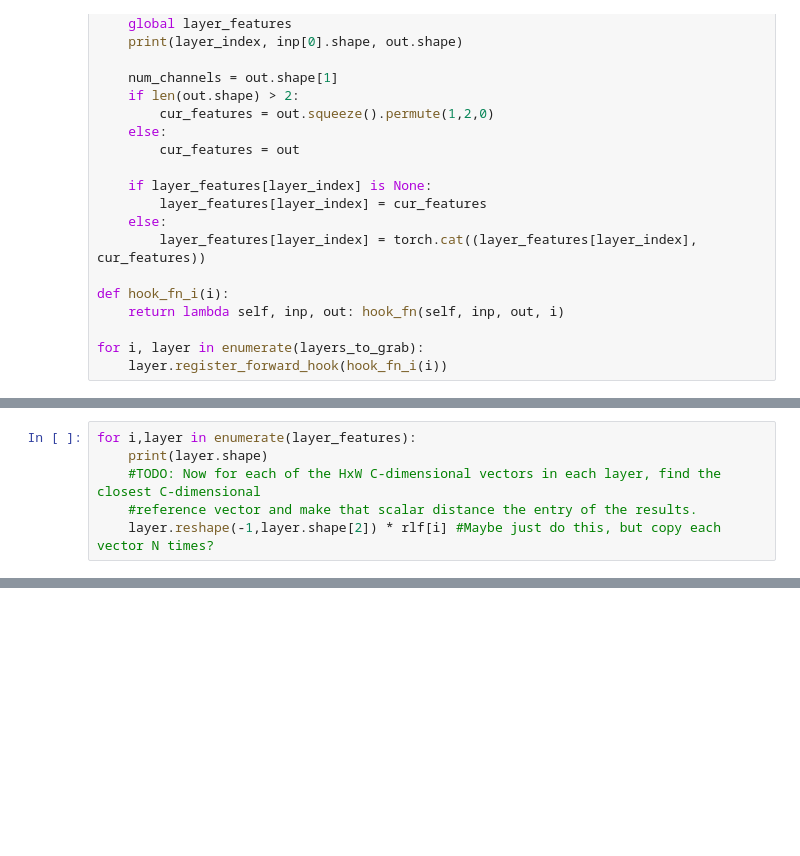
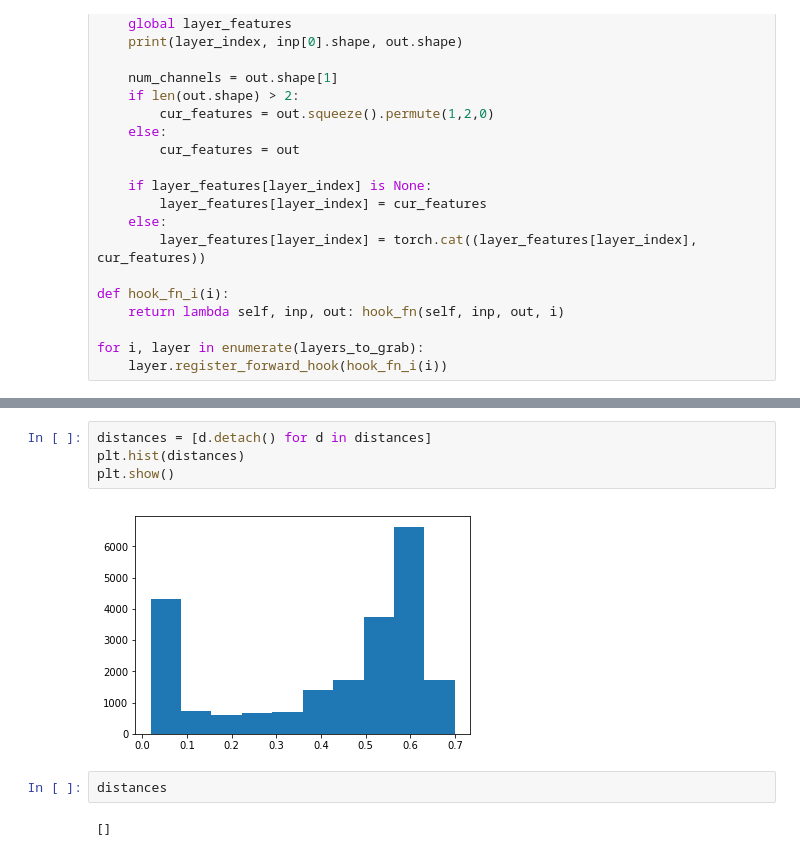
Before and after one commit to kolchinski/humanception-score, a Jupyter notebook: distances/Examine_data.ipynb, the cells around one changed output, grey strips where cells are left out. Saved outputs shown, nothing was run; the diff lists cells and outputs as text; blank space fills up the shorter version.

Commit message:
Got distances working in notebook, now to test vectorized version on GPU...

```diff
--- a/distances/Examine_data.ipynb
+++ b/distances/Examine_data.ipynb
@@ -268,6 +269,0 @@ rlf = reference_layer_features
-# %%
-for i,layer in enumerate(layer_features):
-    print(layer.shape)
-    #TODO: Now for each of the HxW C-dimensional vectors in each layer, find the closest C-dimensional
-    #reference vector and make that scalar distance the entry of the results.
-    layer.reshape(-1,layer.shape[2]) * rlf[i] #Maybe just do this, but copy each vector N times?
@@ -276,0 +343,10 @@ RuntimeError: The size of tensor a (22201) must match the size of tensor b (3108
+# %%
+distances = [d.detach() for d in distances]
+plt.hist(distances)
+plt.show()
+# %% [output]
+[figure, added]
+# %%
+distances
+# %% [output]
+[]
```
Also changed, not shown: parts of 8 cells of this notebook.
